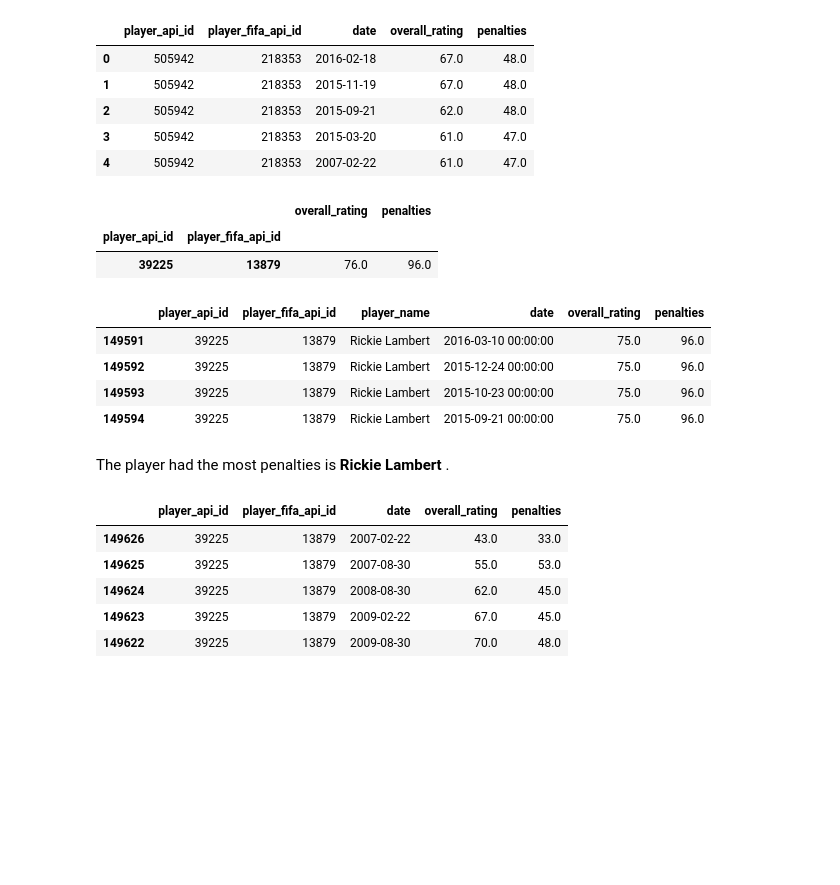
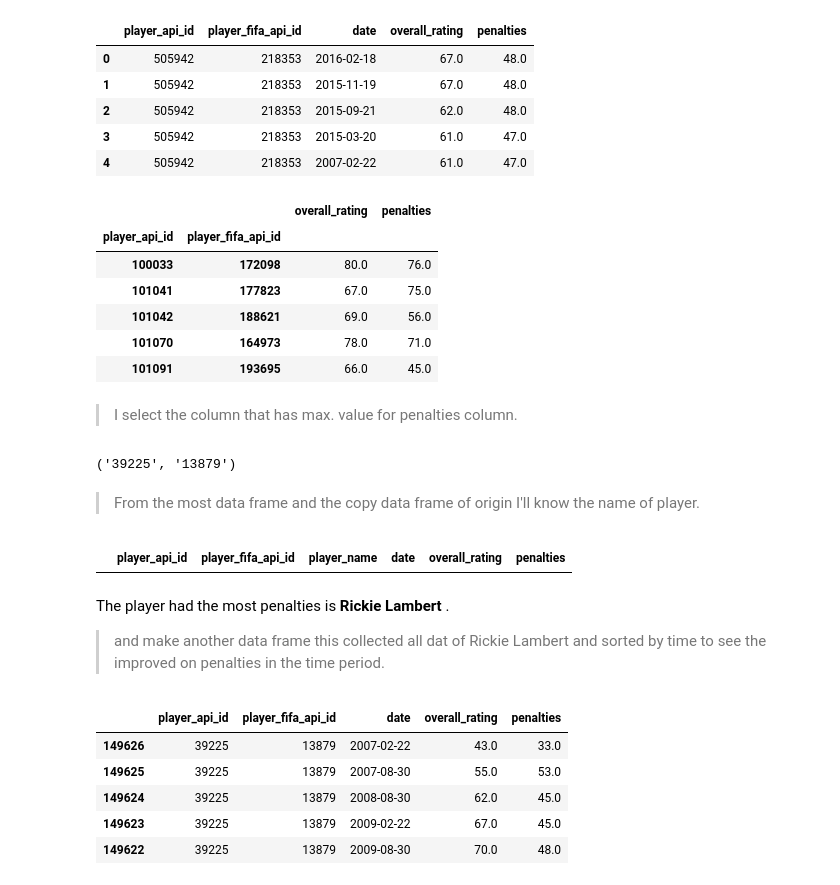
Before and after one commit to mohmednasr/europeansoccerdatabase, a Jupyter notebook: investigate-a-dataset.ipynb, the cells around one changed output. Saved outputs shown, nothing was run; the diff lists cells and outputs as text; code cells hidden in the pictures; blank space fills up the shorter version.

```diff
--- a/investigate-a-dataset.ipynb
+++ b/investigate-a-dataset.ipynb
@@ -540,25 +572,32 @@ df_players.head()
 # %%
 # group the data frame to get the max value of penalties for each player
 max_penalties_for_player = df_players.groupby(['player_api_id','player_fifa_api_id']).max(numeric_only=True)
+max_penalties_for_player.head()
+# %% [output]
+|  |  | overall_rating | penalties |
+| player_api_id | player_fifa_api_id |  |  |
+| 100033 | 172098 | 80.0 | 76.0 |
+| 101041 | 177823 | 67.0 | 75.0 |
+| 101042 | 188621 | 69.0 | 56.0 |
+| 101070 | 164973 | 78.0 | 71.0 |
+| 101091 | 193695 | 66.0 | 45.0 |
+# %% [markdown]
+> I select the column that has max. value for penalties column.
 # %%
 the_most = max_penalties_for_player.query('penalties == penalties.max()')
+the_most.index[0]
+# %% [output]
+('39225', '13879')
-# %%
-the_most
-# %% [output]
-|  |  | overall_rating | penalties |
-| player_api_id | player_fifa_api_id |  |  |
-| 39225 | 13879 | 76.0 | 96.0 |
+# %% [markdown]
+>From the most data frame and the copy data frame of origin I'll know the name of player.
 # %%
 # get the name of the most penalites value over the period
-df_players_copy.query('player_api_id == 39225' and 'player_fifa_api_id == 13879' and 'overall_rating == 76.0' and 'penalties == 96.0' )
+df_players_copy.query('player_api_id == "the_most.index[0][0]"').head()
 # %% [output]
 |  | player_api_id | player_fifa_api_id | player_name | date | overall_rating | penalties |
-| 149591 | 39225 | 13879 | Rickie Lambert | 2016-03-10 00:00:00 | 75.0 | 96.0 |
-| 149592 | 39225 | 13879 | Rickie Lambert | 2015-12-24 00:00:00 | 75.0 | 96.0 |
-| 149593 | 39225 | 13879 | Rickie Lambert | 2015-10-23 00:00:00 | 75.0 | 96.0 |
-| 149594 | 39225 | 13879 | Rickie Lambert | 2015-09-21 00:00:00 | 75.0 | 96.0 |
-# %% [markdown]
-The player had the most penalties is **Rickie Lambert** .
+# %% [markdown]
+The player had the most penalties is **Rickie Lambert** .
+> and make another data frame this collected all dat of Rickie Lambert and sorted by time to see the improved on penalties in the time period.
 # %%
 improved_the_most_player = df_players.query('player_api_id == "39225"' and 'player_fifa_api_id == "13879"').sort_values(by= 'date')
 # %%
```
Also changed, not shown: parts of 32 cells of this notebook.
